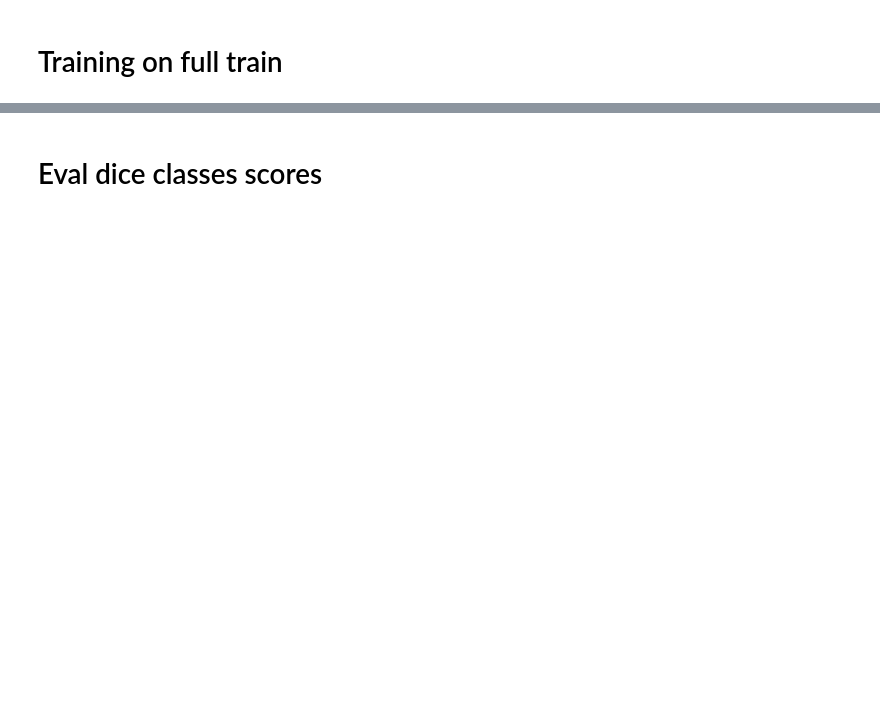
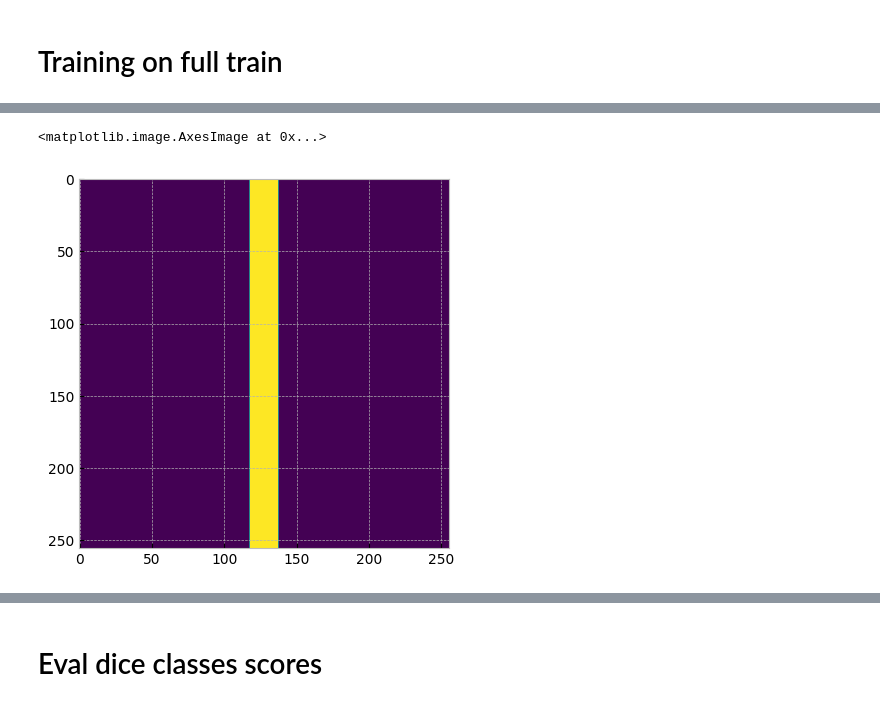
Before and after one commit to BiyonFernando/Undersamping_MRI, a Jupyter notebook: Cuda_code/IGS/notebooks/acdc/train-2d-5fold-unet-sampling-norot.ipynb, the cells around one changed output, grey strips where cells are left out. Drawn from its saved outputs; the diff is of its cells as text; code cells hidden in the pictures; blank space fills up the shorter version.

```diff
--- a/Cuda_code/IGS/notebooks/acdc/train-2d-5fold-unet-sampling-norot.ipynb
+++ b/Cuda_code/IGS/notebooks/acdc/train-2d-5fold-unet-sampling-norot.ipynb
@@ -307,5 +378,5 @@ plt.imshow(w_list[-1])
 # %%
-w = torch.load('sampling_2d_igs.pt')[-1]
+w = torch.load('sampling_2d_igs_unetTrain.pt')[-1]
 
 fastmri_mask_x16 = torch.tensor(EquispacedMaskFunc([0.04], [float(256*256 / w.sum())])((256, 256))[0]).cuda().float()
 zm = torch.zeros(256).cuda().float()
@@ -328,2 +414,7 @@ df_dice.describe()
+# %%
+plt.imshow(np.broadcast_to(zm.cpu(),(256,256)))
+# %% [output]
+<matplotlib.image.AxesImage at 0x...>
+[figure, added]
 # %%
 plt.imshow(zm2.cpu())
```
Also changed, not shown: parts of 18 cells of this notebook, 3 other files.
